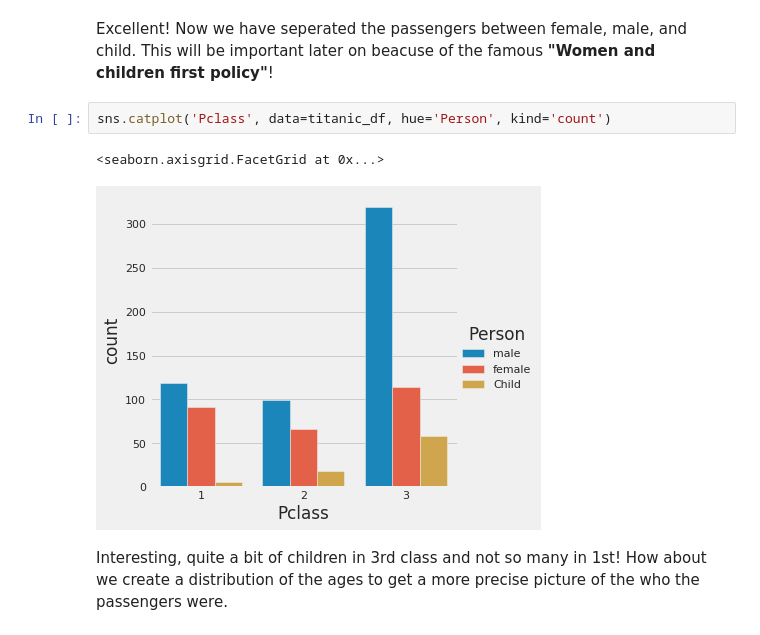
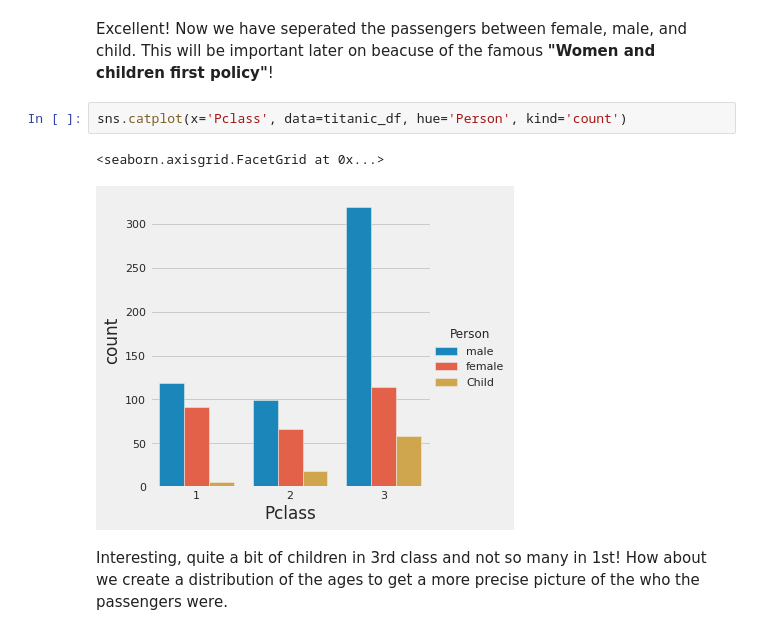
Before and after one commit to fares-ds/Data-Science-Projects-From-Kaggle, a Jupyter notebook: data-science-best-practices-using-pandas-titanic.ipynb, the cells around one changed output. Saved outputs shown, nothing was run; the diff lists cells and outputs as text.

```diff
--- a/data-science-best-practices-using-pandas-titanic.ipynb
+++ b/data-science-best-practices-using-pandas-titanic.ipynb
@@ -125,10 +125,10 @@ Mean age : 29.69911764705882
 # %% [markdown]
 Excellent! Now we have seperated the passengers between female, male, and child. This will be important later on beacuse of the famous **"Women and children first policy"**!
 # %%
-sns.catplot('Pclass', data=titanic_df, hue='Person', kind='count')
+sns.catplot(x='Pclass', data=titanic_df, hue='Person', kind='count')
 # %% [output]
 <seaborn.axisgrid.FacetGrid at 0x...>
-[figure, old version]
+[figure, new version]
 # %% [markdown]
 Interesting, quite a bit of children in 3rd class and not so many in 1st! How about we create a distribution of the ages to get a more precise picture of the who the passengers were.
 # %%
```
Also changed, not shown: parts of 19 cells of this notebook.
